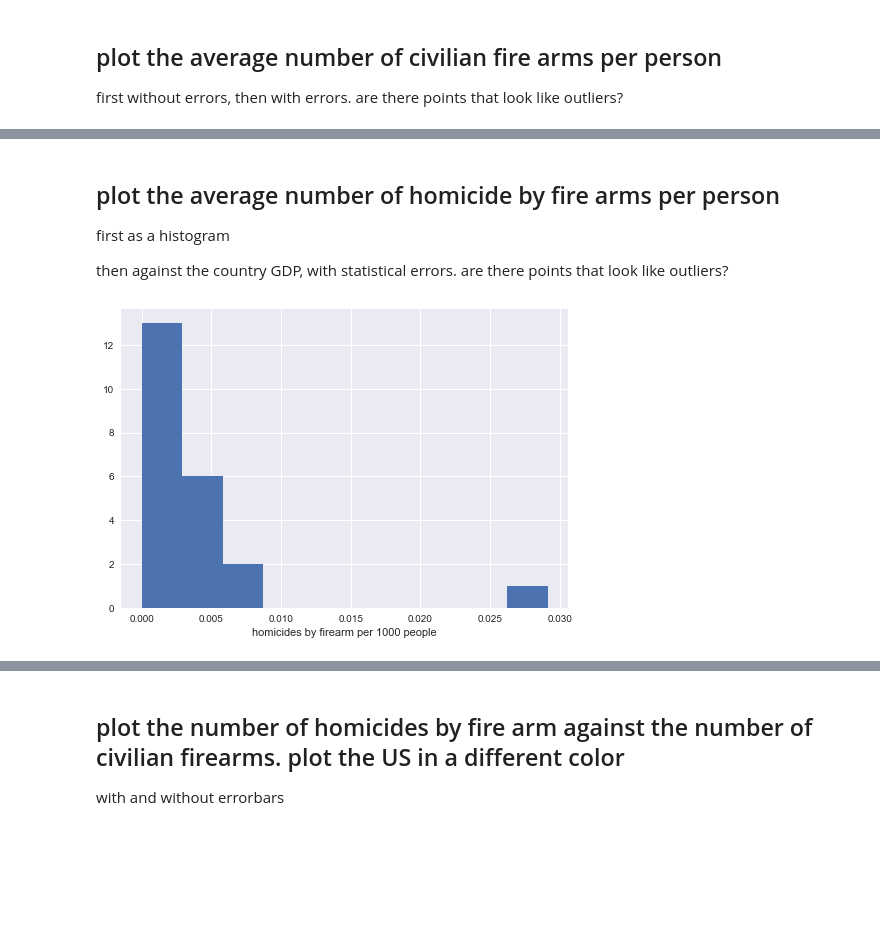
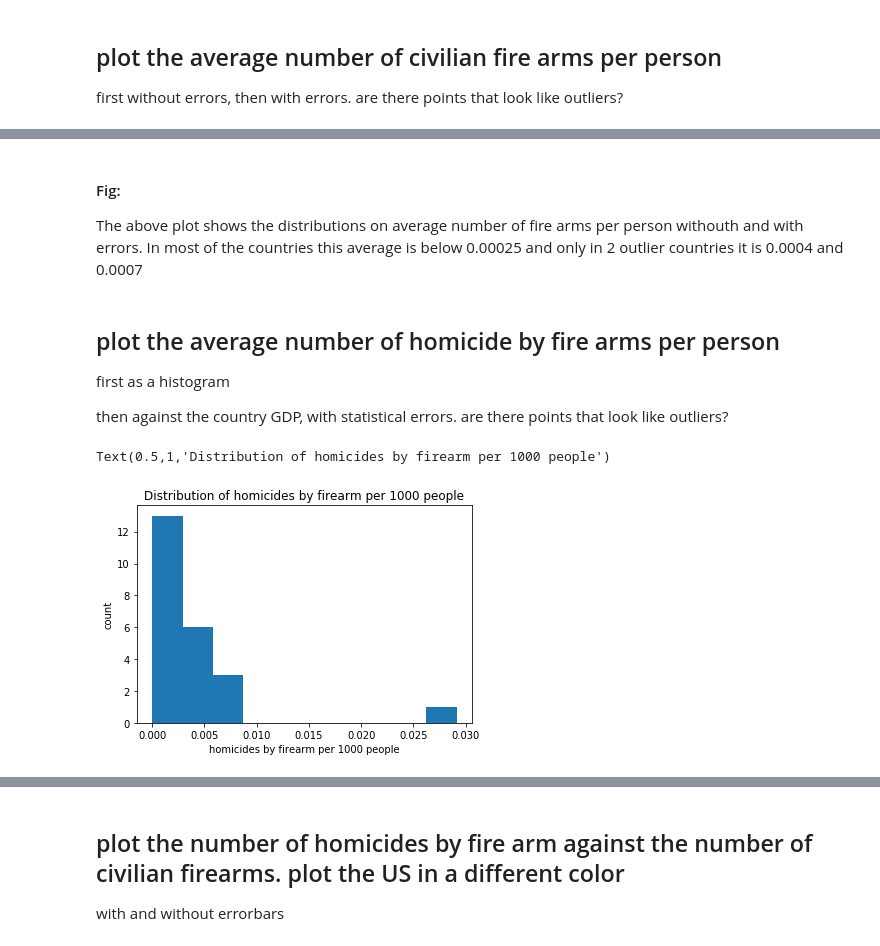
Before and after one commit to Shivam0712/PUI2018_skp454, a Jupyter notebook: HW9_skp454/HW9_Assignment3.ipynb, the cells around one changed output, grey strips where cells are left out. Saved outputs shown, nothing was run; the diff lists cells and outputs as text; code cells hidden in the pictures; blank space fills up the shorter version.

Commit message:
PlotReviews

```diff
--- a/HW9_skp454/HW9_Assignment3.ipynb
+++ b/HW9_skp454/HW9_Assignment3.ipynb
@@ -63,0 +58,5 @@ Populating the interactive namespace from numpy and matplotlib
+# %%
+# Obtain guardian firearms murders and ownership data
+url_firearms="https://raw.githubusercontent.com/fedhere/PUI2018_fb55/master/HW9_fb55/World%20firearms%20murders%20and%20ownership%20-%20Sheet%201.csv"
+df_firearms = pd.read_csv(url_firearms)
+df_firearms.head()
@@ -63,0 +70,5 @@ Populating the interactive namespace from numpy and matplotlib
+# %%
+# Download mass shooting data
+url_massShooting="https://raw.githubusercontent.com/Shivam0712/PUI2018_skp454/master/HW9_skp454/data-pvLFI.csv"
+df_massShooting = pd.read_csv(url_massShooting)
+df_massShooting.head()
@@ -63,0 +82,12 @@ Populating the interactive namespace from numpy and matplotlib
+# %%
+# Obtain the world pouplationn data
+url = "http://api.worldbank.org/v2/en/indicator/SP.POP.TOTL?downloadformat=csv"
+urllib.request.urlretrieve(url, "worldpop.zip")
+
+os.system("mv worldpop.zip " + os.getenv("PUIDATA"))
+os.system("unzip " + os.getenv("PUIDATA") + "/worldpop.zip -d worldpop/")
+os.system("mv worldpop " + os.getenv("PUIDATA"))
+
+df_worldpop = pd.read_csv(os.getenv("PUIDATA")+'/worldpop/API_SP.POP.TOTL_DS2_en_csv_v2_10203548.csv', skiprows=4)
+df_worldpop = df_worldpop[['Country Name', '2012']]
+df_worldpop.head()
@@ -63,0 +101,8 @@ Populating the interactive namespace from numpy and matplotlib
+# %%
+# merge the dataframes and only keep useful columns
+df_ = df_firearms.merge(df_massShooting, left_on='Country/Territory', right_on='Country', how='inner')
+df_ = df_.merge(df_worldpop, left_on='Country/Territory' , right_on='Country Name', how='inner')
+df_ = df_.drop(['Country/Territory', 'ISO code', 'Source', '% of homicides by firearm', 'Homicide by firearm rate per 100,000 pop', 'Rank by rate of ownership', 'Average firearms per 100 people', 'Country'], axis=1)
+df_ = df_[['Country Name', 'Average total all civilian firearms', '2012', 'Number of homicides by firearm','Guns per 100 inhabitants','Number of mass shootings (1983-2013)']]
+df_.columns = ['Country Name', 'Average total all civilian firearms', 'pop', 'Number of homicides by firearm', 'Guns/100 inhabitants', 'Number of mass shootings']
+df_.head()
@@ -96,3 +176,8 @@ df_['shootingspp'] = df_["Number of mass shootings"] / df_['pop'] * 1e3
+# %% [markdown]
+#### Fig:
+
+The above plot shows the distributions on average number of fire arms per person withouth and with errors.
+In most of the countries this average is below 0.00025 and only in 2 outlier countries it is 0.0004 and 0.0007
 # %% [markdown]
 ## plot the average number of homicide by fire arms per person
 first as a histogram
@@ -101,6 +186,9 @@ then against the country GDP, with statistical errors. are there  points that lo
 # %%
 fig, ax = plt.subplots()
 ax.hist(df_['Number of homicides by firearm'] / df_['pop'] * 1000)
-ax.set_xlabel('homicides by firearm per 1000 people');
+plt.xlabel('homicides by firearm per 1000 people');
+plt.ylabel('count')
+plt.title("Distribution of homicides by firearm per 1000 people")
 # %% [output]
+Text(0.5,1,'Distribution of homicides by firearm per 1000 people')
-[figure, old version]
+[figure, new version]
```
Also changed, not shown: parts of 12 cells of this notebook, 2 other files.
